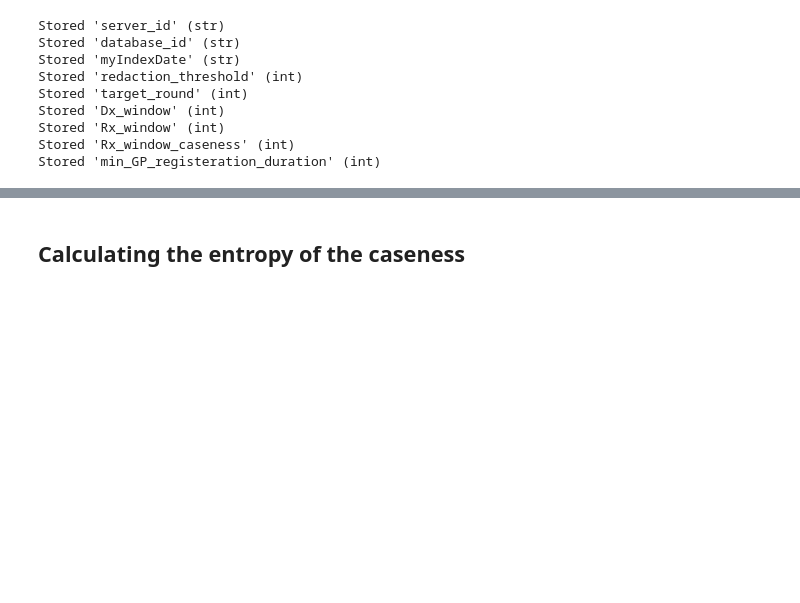
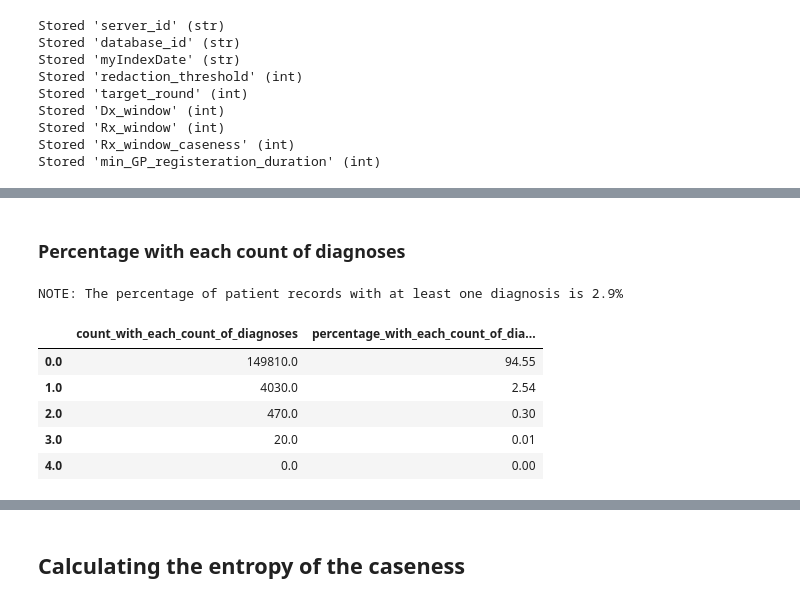
Before and after one commit to ConnectedBradford/c-mcinerney-workspace, a Jupyter notebook: UNSEEN_create_caseness_variable.ipynb, the cells around one changed output, grey strips where cells are left out. Drawn from its saved outputs; the diff is of its cells as text; code cells hidden in the pictures; blank space fills up the shorter version.

```diff
--- a/UNSEEN_create_caseness_variable.ipynb
+++ b/UNSEEN_create_caseness_variable.ipynb
@@ -338,0 +663,6 @@ Stored 'caseness_prevalence' (float)
+# %%
+sql_final_select =\
+"""
+SELECT * FROM tbl_studyPopulation_casenessBreakdown ORDER BY person_id
+"""
+cohort_breakdown_array = pandas.read_gbq(sql_declarations + sql_studyPopulation + sql_caseness_components_codelist_CTEs + sql_caseness_components_CTEs + sql_final_select)
@@ -338,0 +795,33 @@ Stored 'caseness_prevalence' (float)
+# %% [markdown]
+### Percentage with each count of diagnoses
+# %%
+percentage_with_at_least_one_diagnosis = \
+    round(
+        (
+            round(
+                len(
+                    cohort_breakdown_array.loc[
+                        (cohort_breakdown_array.count_of_diagnoses > 0)
+                    ]
+                ) / target_round
+            ) * target_round
+        ) / count_studyPopulation * 100
+    , 1)
+print(f'\033[1mNOTE: The percentage of patient records with at least one diagnosis is {percentage_with_at_least_one_diagnosis}%\033[0m')
+
+display(
+    pandas.DataFrame(
+        data = {
+            'count_with_each_count_of_diagnoses' : round(cohort_breakdown_array.count_of_diagnoses.value_counts() / target_round) * target_round,
+            'percentage_with_each_count_of_diagnoses' : round(round(cohort_breakdown_array.count_of_diagnoses.value_counts() / target_round) * target_round / count_studyPopulation * 100,2)
+        }
+    )
+)
+# %% [output]
+NOTE: The percentage of patient records with at least one diagnosis is 2.9%
+|  | count_with_each_count_of_diagnoses | percentage_with_each_count_of_dia... |
+| 0.0 | 149810.0 | 94.55 |
+| 1.0 | 4030.0 | 2.54 |
+| 2.0 | 470.0 | 0.30 |
+| 3.0 | 20.0 | 0.01 |
+| 4.0 | 0.0 | 0.00 |
```
Also changed, not shown: parts of 21 cells of this notebook.
